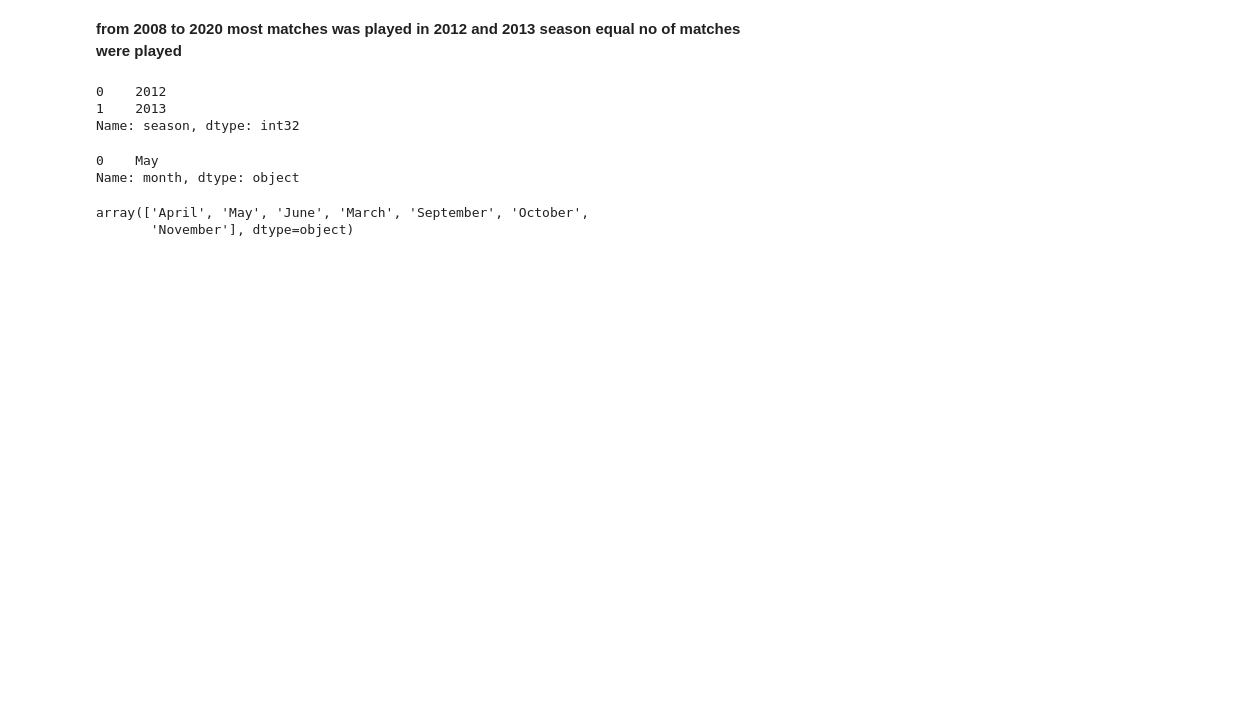
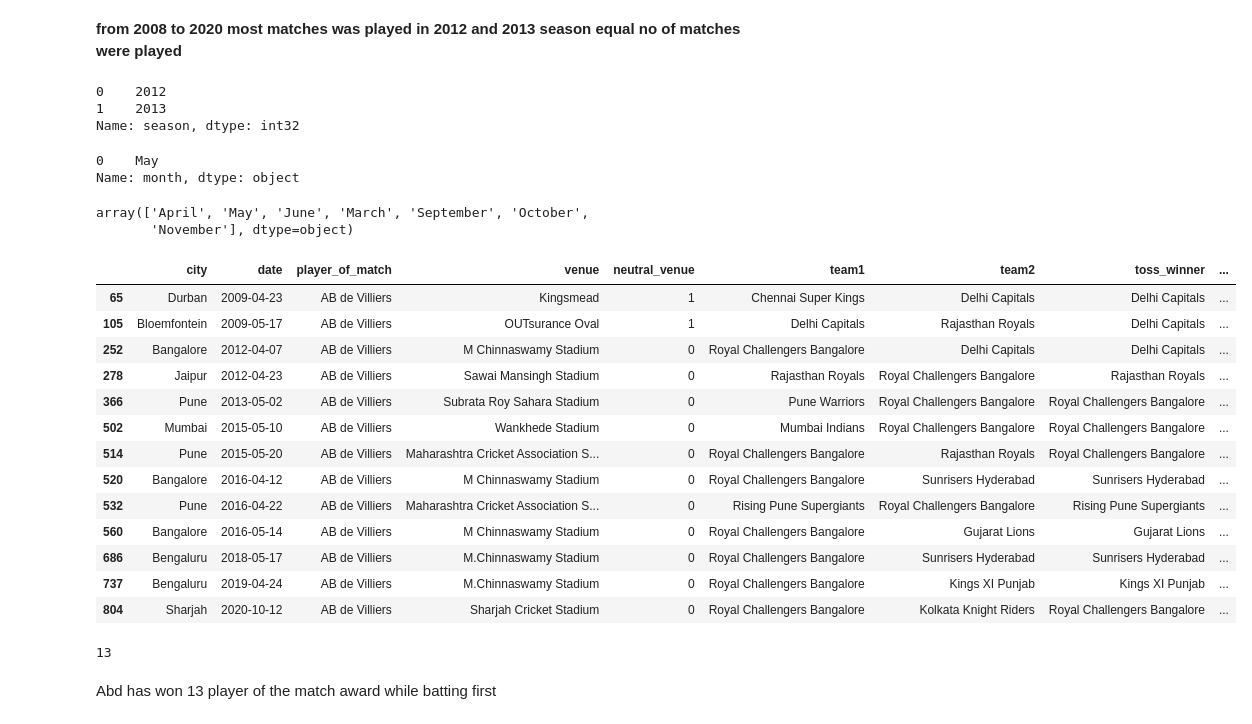
Before and after one commit to Diwash17/IPL-project-, a Jupyter notebook: IPLDataAnalysis.ipynb, the cells around one changed output. Cells and saved outputs as stored; diff of their text form; code cells hidden in the pictures; blank space fills up the shorter version.

```diff
--- a/IPLDataAnalysis.ipynb
+++ b/IPLDataAnalysis.ipynb
@@ -654,3 +656,20 @@ df['month'].unique()
 # %% [output]
 array(['April', 'May', 'June', 'March', 'September', 'October',
        'November'], dtype=object)
+# %%
+df[(df['player_of_match']=='AB de Villiers') & (df['result']=='runs')]
+# %% [output]
+|  | city | date | player_of_match | venue | neutral_venue | team1 | team2 | toss_winner | ... |
+| 65 | Durban | 2009-04-23 | AB de Villiers | Kingsmead | 1 | Chennai Super Kings | Delhi Capitals | Delhi Capitals | ... |
+| 105 | Bloemfontein | 2009-05-17 | AB de Villiers | OUTsurance Oval | 1 | Delhi Capitals | Rajasthan Royals | Delhi Capitals | ... |
+| 252 | Bangalore | 2012-04-07 | AB de Villiers | M Chinnaswamy Stadium | 0 | Royal Challengers Bangalore | Delhi Capitals | Delhi Capitals | ... |
+| 278 | Jaipur | 2012-04-23 | AB de Villiers | Sawai Mansingh Stadium | 0 | Rajasthan Royals | Royal Challengers Bangalore | Rajasthan Royals | ... |
+| 366 | Pune | 2013-05-02 | AB de Villiers | Subrata Roy Sahara Stadium | 0 | Pune Warriors | Royal Challengers Bangalore | Royal Challengers Bangalore | ... |
+| 502 | Mumbai | 2015-05-10 | AB de Villiers | Wankhede Stadium | 0 | Mumbai Indians | Royal Challengers Bangalore | Royal Challengers Bangalore | ... |
+| 514 | Pune | 2015-05-20 | AB de Villiers | Maharashtra Cricket Association S... | 0 | Royal Challengers Bangalore | Rajasthan Royals | Royal Challengers Bangalore | ... |
+| 520 | Bangalore | 2016-04-12 | AB de Villiers | M Chinnaswamy Stadium | 0 | Royal Challengers Bangalore | Sunrisers Hyderabad | Sunrisers Hyderabad | ... |
+| 532 | Pune | 2016-04-22 | AB de Villiers | Maharashtra Cricket Association S... | 0 | Rising Pune Supergiants | Royal Challengers Bangalore | Rising Pune Supergiants | ... |
+| 560 | Bangalore | 2016-05-14 | AB de Villiers | M Chinnaswamy Stadium | 0 | Royal Challengers Bangalore | Gujarat Lions | Gujarat Lions | ... |
+| 686 | Bengaluru | 2018-05-17 | AB de Villiers | M.Chinnaswamy Stadium | 0 | Royal Challengers Bangalore | Sunrisers Hyderabad | Sunrisers Hyderabad | ... |
+| 737 | Bengaluru | 2019-04-24 | AB de Villiers | M.Chinnaswamy Stadium | 0 | Royal Challengers Bangalore | Kings XI Punjab | Kings XI Punjab | ... |
+| 804 | Sharjah | 2020-10-12 | AB de Villiers | Sharjah Cricket Stadium | 0 | Royal Challengers Bangalore | Kolkata Knight Riders | Royal Challengers Bangalore | ... |
@@ -656,0 +678,6 @@ array(['April', 'May', 'June', 'March', 'September', 'October',
+# %%
+batting_first
+# %% [output]
+13
+# %% [markdown]
+Abd has won 13 player of the match award while batting first
```
Also changed, not shown: parts of 35 cells of this notebook.
